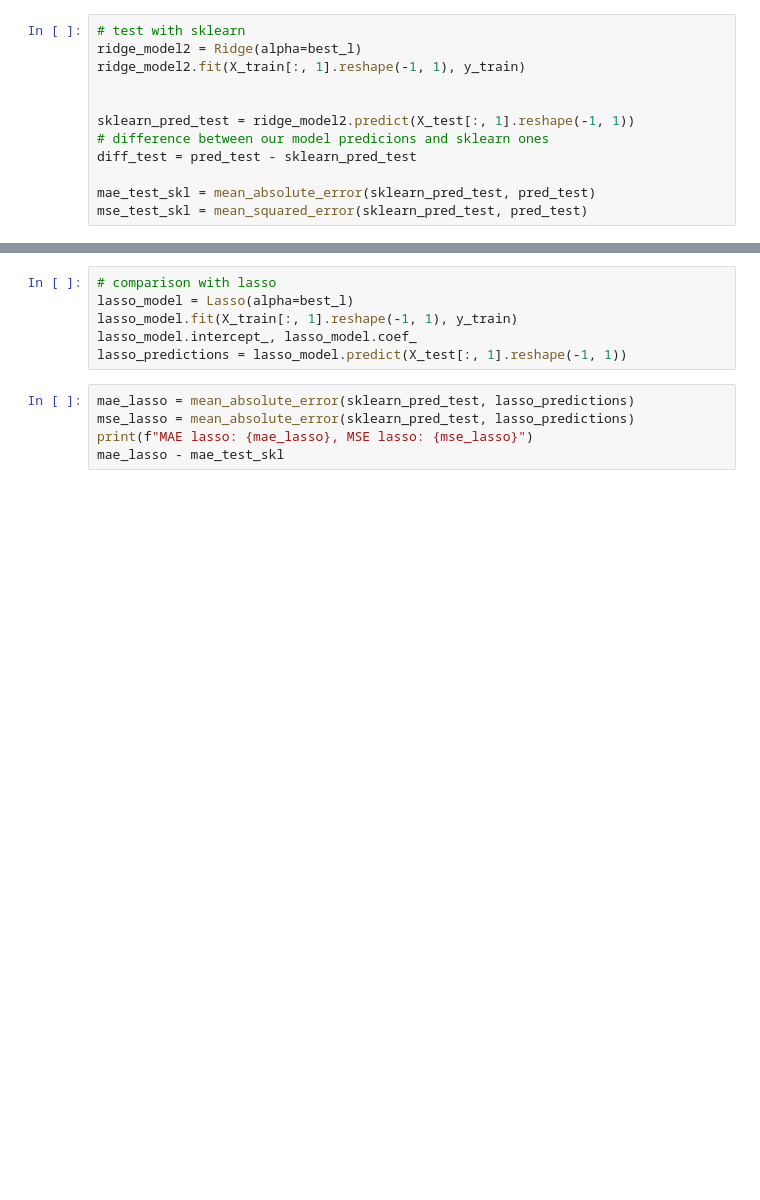
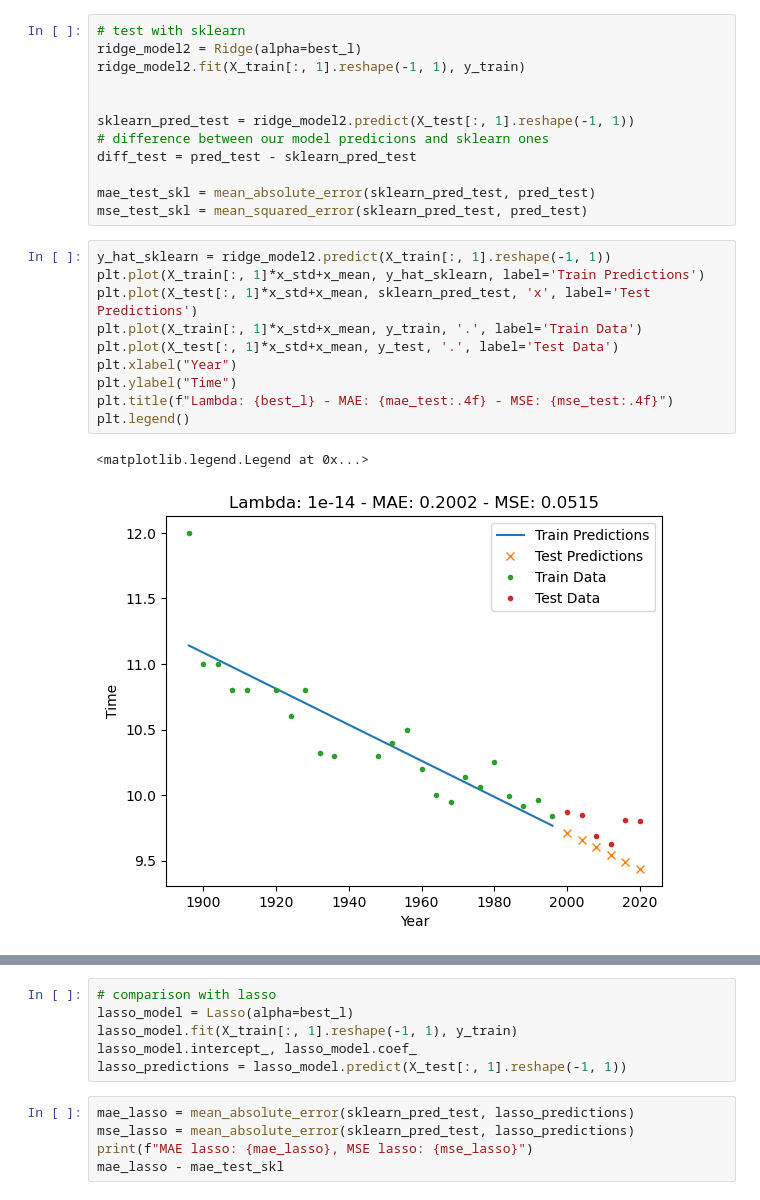
Before and after one commit to sararst/Malis, a Jupyter notebook: proj3/task2.ipynb, the cells around one changed output, grey strips where cells are left out. Saved outputs shown, nothing was run; the diff lists cells and outputs as text; blank space fills up the shorter version.

```diff
--- a/proj3/task2.ipynb
+++ b/proj3/task2.ipynb
@@ -134,6 +136,19 @@ diff_test = pred_test - sklearn_pred_test
 
 mae_test_skl = mean_absolute_error(sklearn_pred_test, pred_test)
 mse_test_skl = mean_squared_error(sklearn_pred_test, pred_test)
+# %%
+y_hat_sklearn = ridge_model2.predict(X_train[:, 1].reshape(-1, 1))
+plt.plot(X_train[:, 1]*x_std+x_mean, y_hat_sklearn, label='Train Predictions')
+plt.plot(X_test[:, 1]*x_std+x_mean, sklearn_pred_test, 'x', label='Test Predictions')
+plt.plot(X_train[:, 1]*x_std+x_mean, y_train, '.', label='Train Data')
+plt.plot(X_test[:, 1]*x_std+x_mean, y_test, '.', label='Test Data')
+plt.xlabel("Year")
+plt.ylabel("Time")
+plt.title(f"Lambda: {best_l} - MAE: {mae_test:.4f} - MSE: {mse_test:.4f}")
+plt.legend()
+# %% [output]
+<matplotlib.legend.Legend at 0x...>
+[figure, added]
 # %%
 print(f"Sklearn Bias: {ridge_model2.coef_}, our model bias: {w[1]} --> difference: {ridge_model2.coef_ - w[1]},\n Sklearn Weights: {ridge_model2.intercept_}, our model weights: {w[0]} --> difference: {ridge_model2.intercept_ - w[0]}")
 # %% [output]
```
Also changed, not shown: parts of 7 cells of this notebook.
